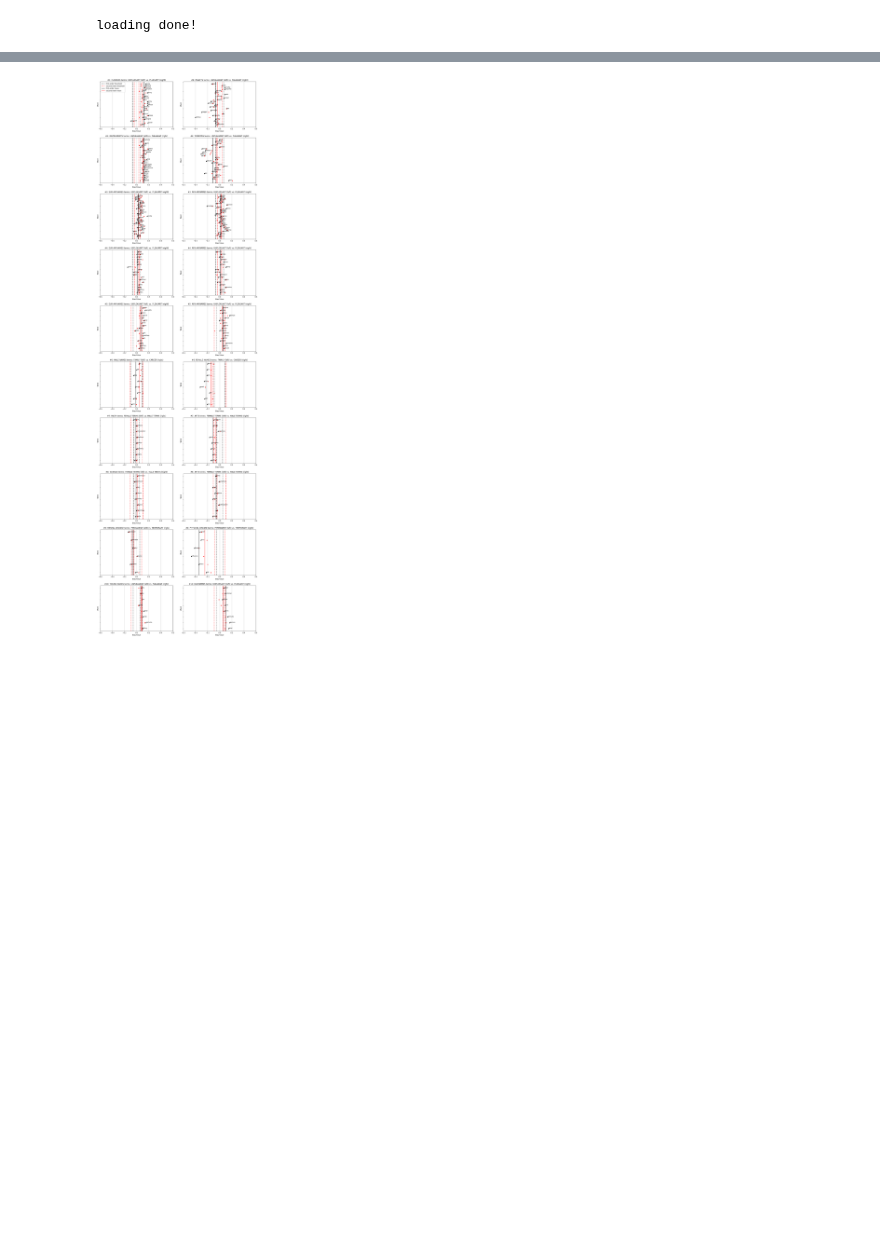
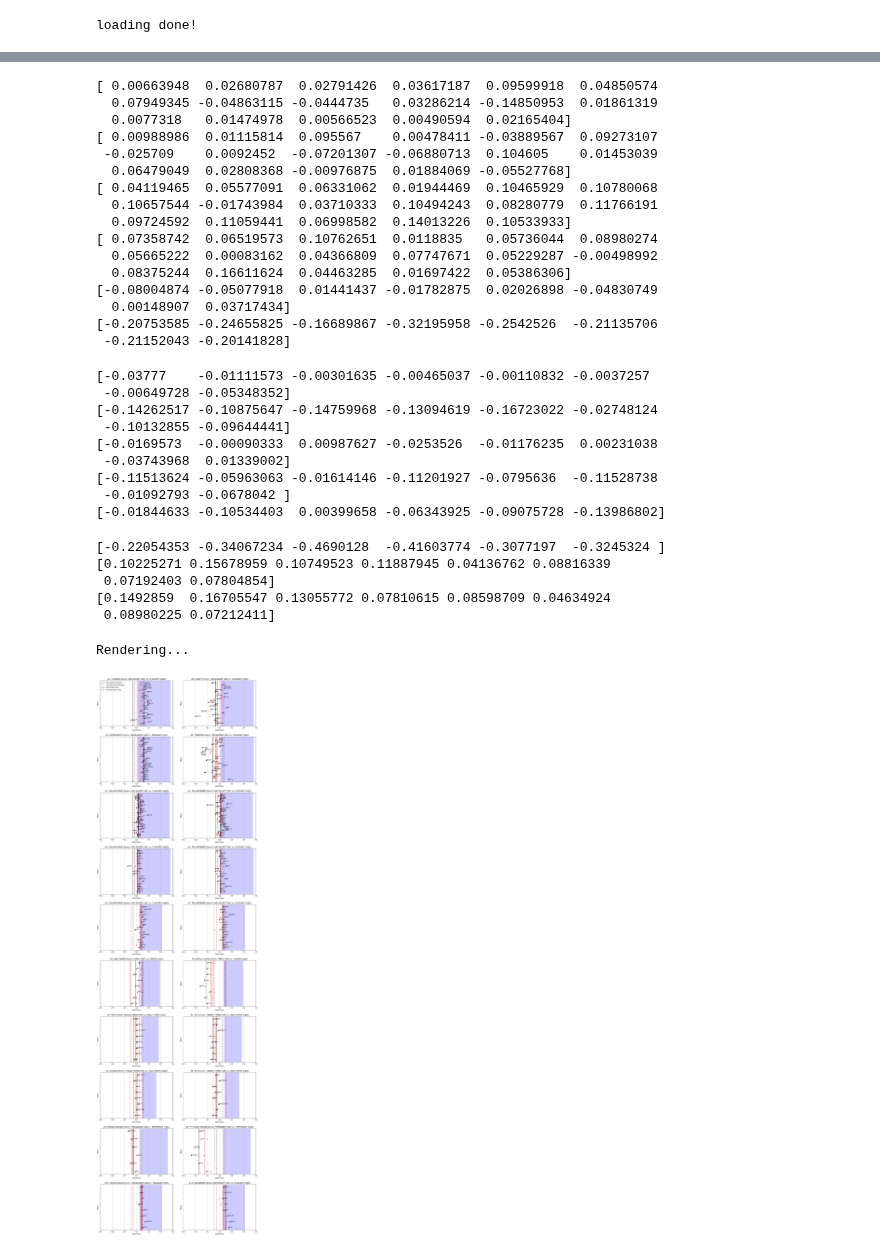
Before and after one commit to danieljsmarda/first-order-cooccurrence-metric-experiments, a Jupyter notebook: notebooks/Visualization.ipynb, the cells around one changed output, grey strips where cells are left out. Cells and saved outputs as stored; diff of their text form; code cells hidden in the pictures; blank space fills up the shorter version.

Commit message:
Calculate and visualize 90% CI

```diff
--- a/notebooks/Visualization.ipynb
+++ b/notebooks/Visualization.ipynb
@@ -39,11 +57,12 @@ def annotate_points(ax, terms, x_array, y):
         ax.annotate(txt, (x_array[i], y[i]), fontsize=POINT_FONT_SIZE)
 # %%
 def add_scatters_and_lines(ax, arr_first, arr_second, threshold_first, threshold_second,
-                   mean_first, mean_second, y):
+                   mean_first, mean_second, pct_5_second, pct_95_second, y):
     S = 20 # Marker size
     ZERO_LINE_COLOR = 'lime'
     FIRST_ORDER_COLOR = 'black'
     SECOND_ORDER_COLOR = 'red'
+    SECOND_ORDER_PERCENTILES_COLOR = 'blue'
     SHADE_DARKNESS = 0.2
     XAXIS_LIMIT = 0.6
 
@@ -57,6 +76,7 @@ def add_scatters_and_lines(ax, arr_first, arr_second, threshold_first, threshold
     ax.axvline(-threshold_second, color=SECOND_ORDER_COLOR, linestyle='-.')
     ax.axvline(mean_first, c=FIRST_ORDER_COLOR, label='first-order mean')
     ax.axvline(mean_second, c=SECOND_ORDER_COLOR, label='second-order mean')
+    ax.axvspan(pct_5_second, pct_95_second, alpha=SHADE_DARKNESS, color=SECOND_ORDER_PERCENTILES_COLOR)
     #ax.axvspan(-threshold_first, threshold_first, alpha=SHADE_DARKNESS, color='black')
     ax.set_xlim(-XAXIS_LIMIT, XAXIS_LIMIT)
 # %%
@@ -75,15 +95,19 @@ for exp_num, target_letter in tqdm(product(exps, target_letters), total=20):
     threshold_second = results_dict[exp_num]['second']['threshold']
     mean_first = results_dict[exp_num]['first'][f'{target_letter}_mean']
     mean_second = results_dict[exp_num]['second'][f'{target_letter}_mean']
+    pct_5_second = results_dict[exp_num]['second']['pct_5']
+    pct_95_second = results_dict[exp_num]['second']['pct_95']
     y = [i for i in range(1,len(arr_first)+1)]
+    print(arr_first)
 
     terms = exp_def_dict[exp_num][f'{target_letter}_terms']
     target_label = exp_def_dict[exp_num][f'{target_letter}_label']
     A_label = exp_def_dict[exp_num]['A_label']
     B_label = exp_def_dict[exp_num]['B_label']
 
+
     add_scatters_and_lines(ax, arr_first, arr_second, threshold_first, threshold_second,
-                    mean_first, mean_second, y)
+                    mean_first, mean_second, pct_5_second, pct_95_second, y)
     annotate_points(ax, terms, arr_first, y)
     add_axes_obj_labels(ax, exp_num, target_label, A_label, B_label)
 axs[0,0].legend(loc=2, prop={'size': LEGEND_SIZE})
@@ -96 +136,32 @@ Rendering...
+[ 0.00663948  0.02680787  0.02791426  0.03617187  0.09599918  0.04850574
+  0.07949345 -0.04863115 -0.0444735   0.03286214 -0.14850953  0.01861319
+  0.0077318   0.01474978  0.00566523  0.00490594  0.02165404]
+[ 0.00988986  0.01115814  0.095567    0.00478411 -0.03889567  0.09273107
+ -0.025709    0.0092452  -0.07201307 -0.06880713  0.104605    0.01453039
+  0.06479049  0.02808368 -0.00976875  0.01884069 -0.05527768]
+[ 0.04119465  0.05577091  0.06331062  0.01944469  0.10465929  0.10780068
+  0.10657544 -0.01743984  0.03710333  0.10494243  0.08280779  0.11766191
+  0.09724592  0.11059441  0.06998582  0.14013226  0.10533933]
+[ 0.07358742  0.06519573  0.10762651  0.0118835   0.05736044  0.08980274
+  0.05665222  0.00083162  0.04366809  0.07747671  0.05229287 -0.00498992
+  0.08375244  0.16611624  0.04463285  0.01697422  0.05386306]
+[-0.08004874 -0.05077918  0.01441437 -0.01782875  0.02026898 -0.04830749
+  0.00148907  0.03717434]
+[-0.20753585 -0.24655825 -0.16689867 -0.32195958 -0.2542526  -0.21135706
+ -0.21152043 -0.20141828]
+[-0.03777    -0.01111573 -0.00301635 -0.00465037 -0.00110832 -0.0037257
+ -0.00649728 -0.05348352]
+[-0.14262517 -0.10875647 -0.14759968 -0.13094619 -0.16723022 -0.02748124
+ -0.10132855 -0.09644441]
+[-0.0169573  -0.00090333  0.00987627 -0.0253526  -0.01176235  0.00231038
+ -0.03743968  0.01339002]
+[-0.11513624 -0.05963063 -0.01614146 -0.11201927 -0.0795636  -0.11528738
+ -0.01092793 -0.0678042 ]
+[-0.01844633 -0.10534403  0.00399658 -0.06343925 -0.09075728 -0.13986802]
+[-0.22054353 -0.34067234 -0.4690128  -0.41603774 -0.3077197  -0.3245324 ]
+[0.10225271 0.15678959 0.10749523 0.11887945 0.04136762 0.08816339
+ 0.07192403 0.07804854]
+[0.1492859  0.16705547 0.13055772 0.07810615 0.08598709 0.04634924
+ 0.08980225 0.07212411]
+Rendering...
-[figure, old version]
+[figure, new version]
```
Also changed, not shown: parts of 7 cells of this notebook, 7 other files.
